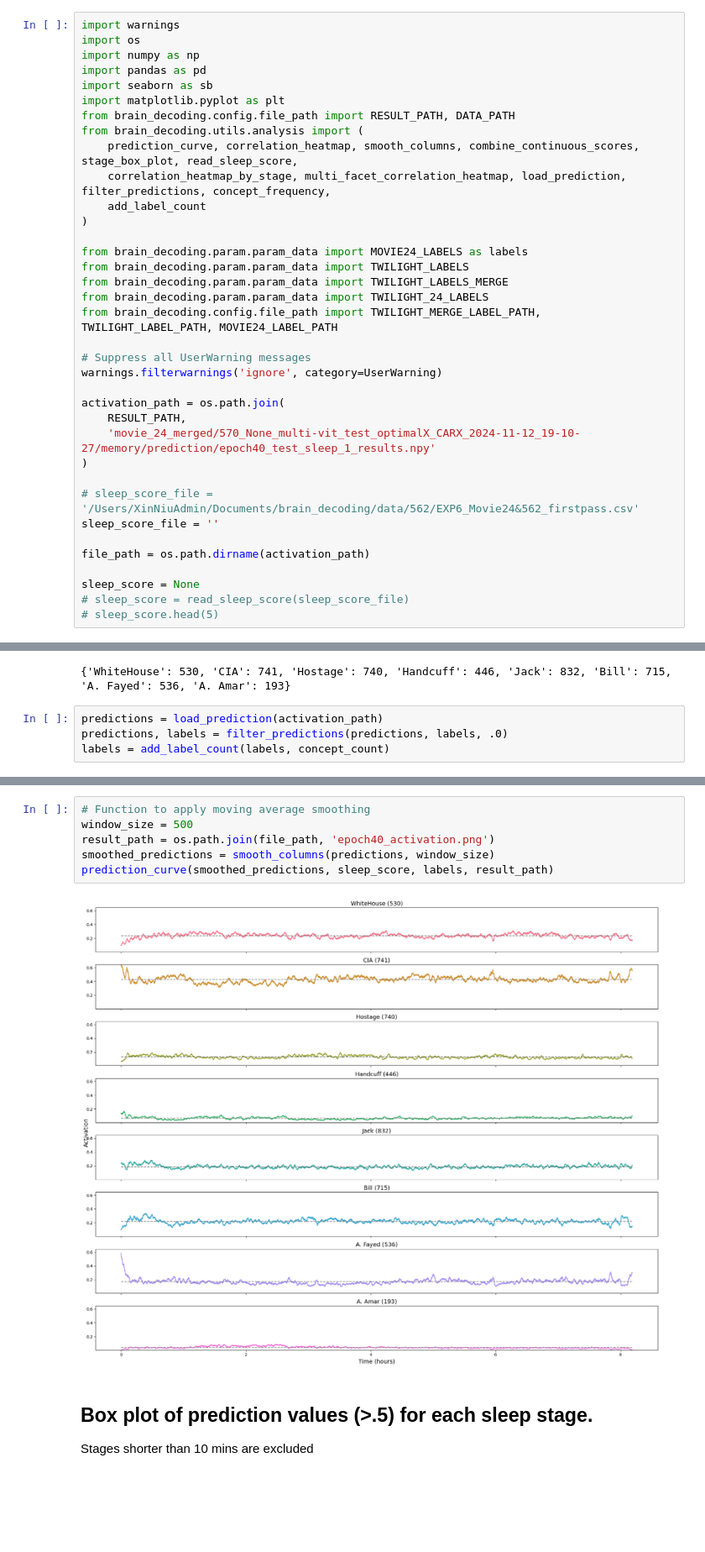
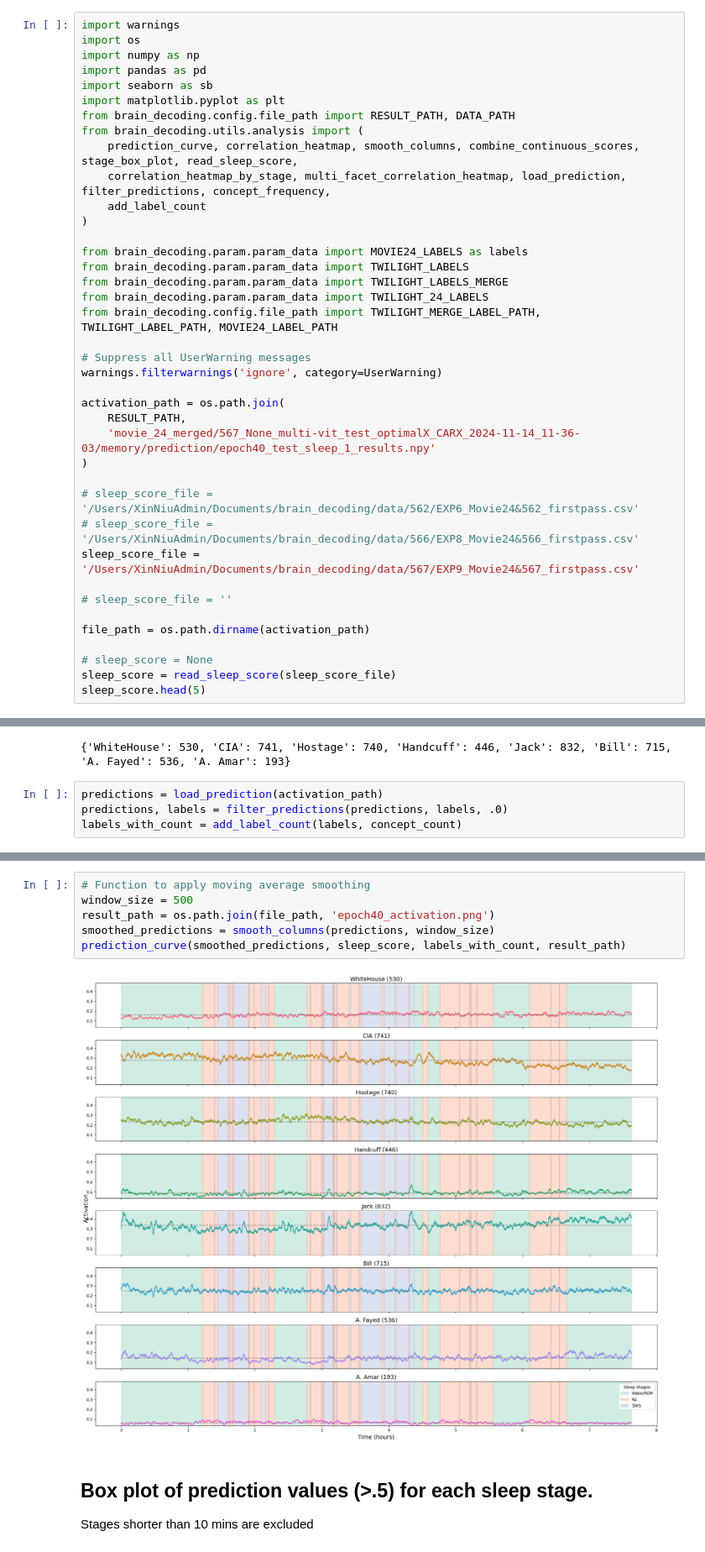
Before and after one commit to NxNiki/brain_decoding, a Jupyter notebook: src/scripts/plot_activation.ipynb, the cells around one changed output, grey strips where cells are left out. Shown at 84% size. Saved outputs shown, nothing was run; the diff lists cells and outputs as text; blank space fills up the shorter version.

Commit message:
[feat] plot activation and movie concepts for more patients

```diff
--- a/src/scripts/plot_activation.ipynb
+++ b/src/scripts/plot_activation.ipynb
@@ -23,14 +23,17 @@ warnings.filterwarnings('ignore', category=UserWarning)
 
 activation_path = os.path.join(
     RESULT_PATH,
-    'movie_24_merged/570_None_multi-vit_test_optimalX_CARX_2024-11-12_19-10-27/memory/prediction/epoch40_test_sleep_1_results.npy'
+    'movie_24_merged/567_None_multi-vit_test_optimalX_CARX_2024-11-14_11-36-03/memory/prediction/epoch40_test_sleep_1_results.npy'
 )
 
 # sleep_score_file = '/Users/XinNiuAdmin/Documents/brain_decoding/data/562/EXP6_Movie24&562_firstpass.csv'
-sleep_score_file = ''
+# sleep_score_file = '/Users/XinNiuAdmin/Documents/brain_decoding/data/566/EXP8_Movie24&566_firstpass.csv'
+sleep_score_file = '/Users/XinNiuAdmin/Documents/brain_decoding/data/567/EXP9_Movie24&567_firstpass.csv'
+
+# sleep_score_file = ''
 
 file_path = os.path.dirname(activation_path)
 
-sleep_score = None
-# sleep_score = read_sleep_score(sleep_score_file)
-# sleep_score.head(5)
+# sleep_score = None
+sleep_score = read_sleep_score(sleep_score_file)
+sleep_score.head(5)
@@ -44,5 +56,5 @@ print(concept_count)
 # %%
 predictions = load_prediction(activation_path)
 predictions, labels = filter_predictions(predictions, labels, .0)
-labels = add_label_count(labels, concept_count)
+labels_with_count = add_label_count(labels, concept_count)
 # %% [output]
@@ -53,11 +65,11 @@ Each label in the sleep score file is 30 seconds.
 # %%
 # Function to apply moving average smoothing
 window_size = 500
 result_path = os.path.join(file_path, 'epoch40_activation.png')
 smoothed_predictions = smooth_columns(predictions, window_size)
-prediction_curve(smoothed_predictions, sleep_score, labels, result_path)
+prediction_curve(smoothed_predictions, sleep_score, labels_with_count, result_path)
 # %% [output]
-[figure, old version]
+[figure, new version]
 # %% [markdown]
 ## Box plot of prediction values (>.5) for each sleep stage.
 Stages shorter than 10 mins are excluded
```
Also changed, not shown: parts of 6 cells of this notebook, 2 other files.
